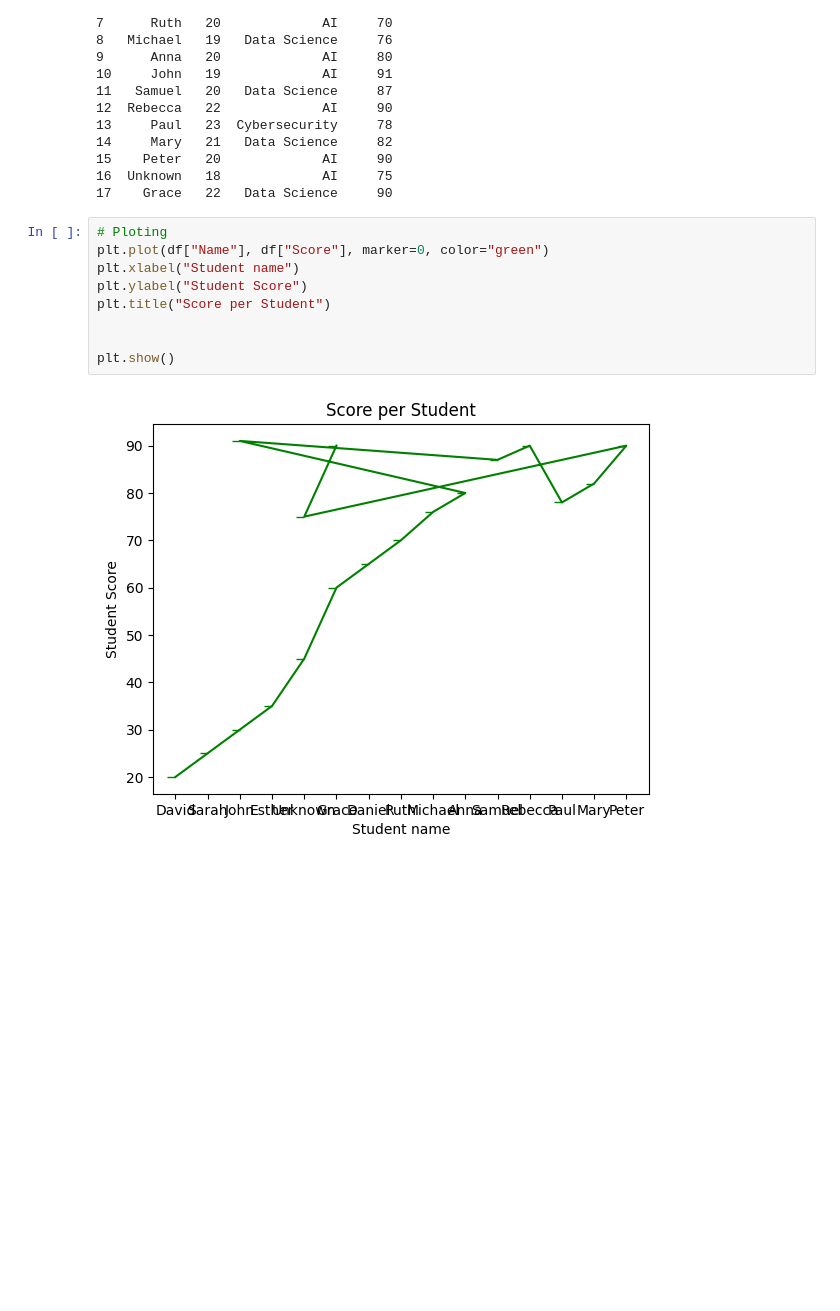
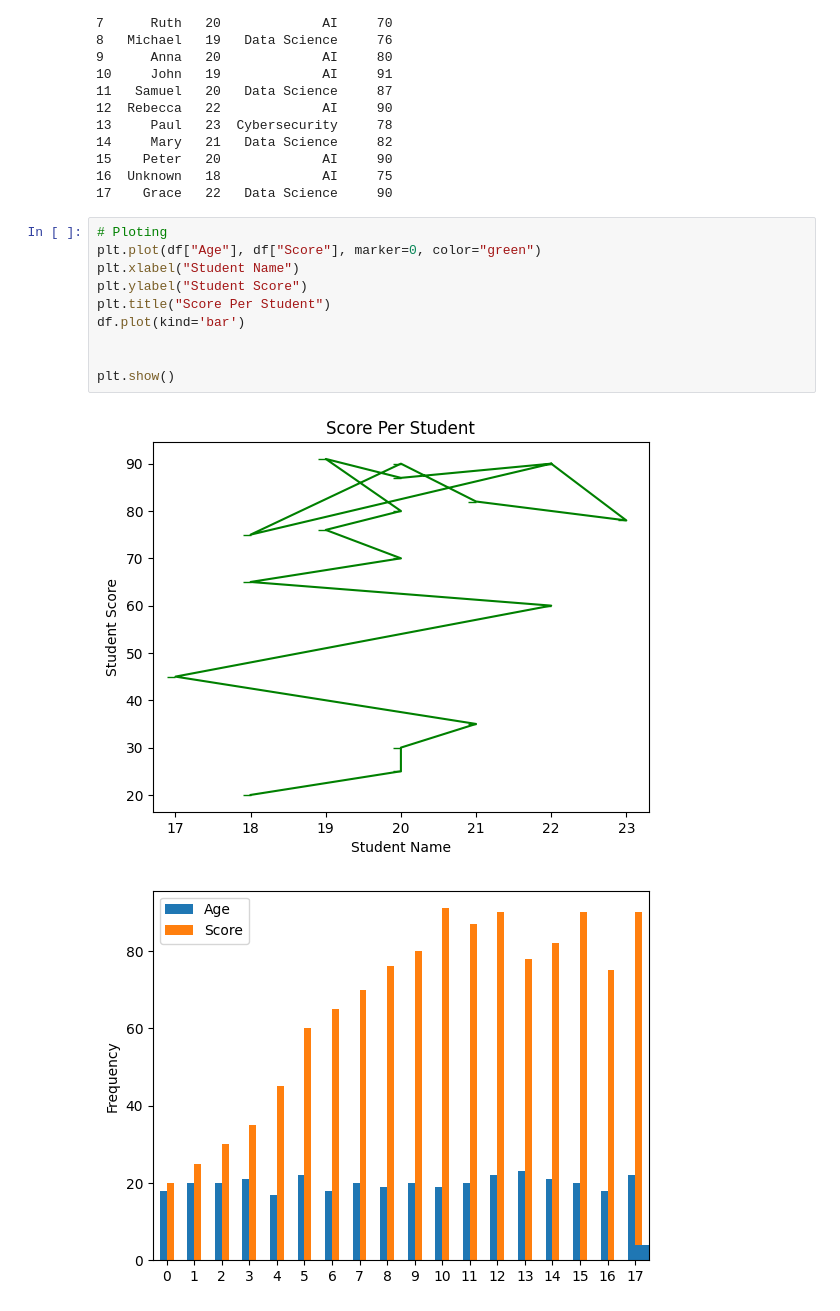
Before and after one commit to davidolawuyi37-design/Learning, a Jupyter notebook: Visualization/matplotlib.ipynb, the cells around one changed output. Saved outputs shown, nothing was run; the diff lists cells and outputs as text; blank space fills up the shorter version.

```diff
--- a/Visualization/matplotlib.ipynb
+++ b/Visualization/matplotlib.ipynb
@@ -30,12 +30,14 @@ print(df)
 17    Grace   22   Data Science     90
 # %%
 # Ploting
-plt.plot(df["Name"], df["Score"], marker=0, color="green")
-plt.xlabel("Student name")
+plt.plot(df["Age"], df["Score"], marker=0, color="green")
+plt.xlabel("Student Name")
 plt.ylabel("Student Score")
-plt.title("Score per Student")
+plt.title("Score Per Student")
+df.plot(kind='bar')
 
 
 plt.show()
 # %% [output]
-[figure, old version]
+[figure, new version]
+[figure, added]
```
Also changed, not shown: 1 other file.
